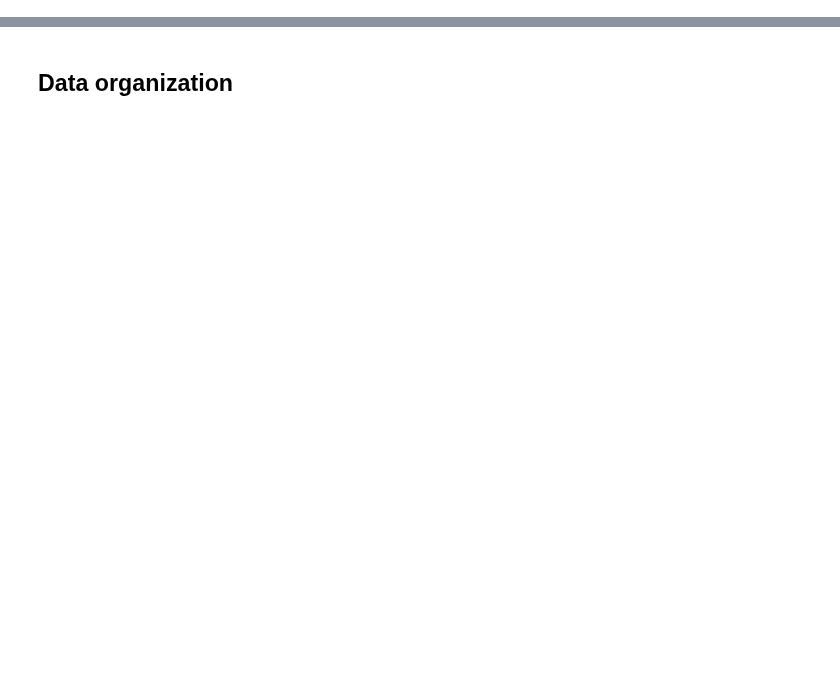
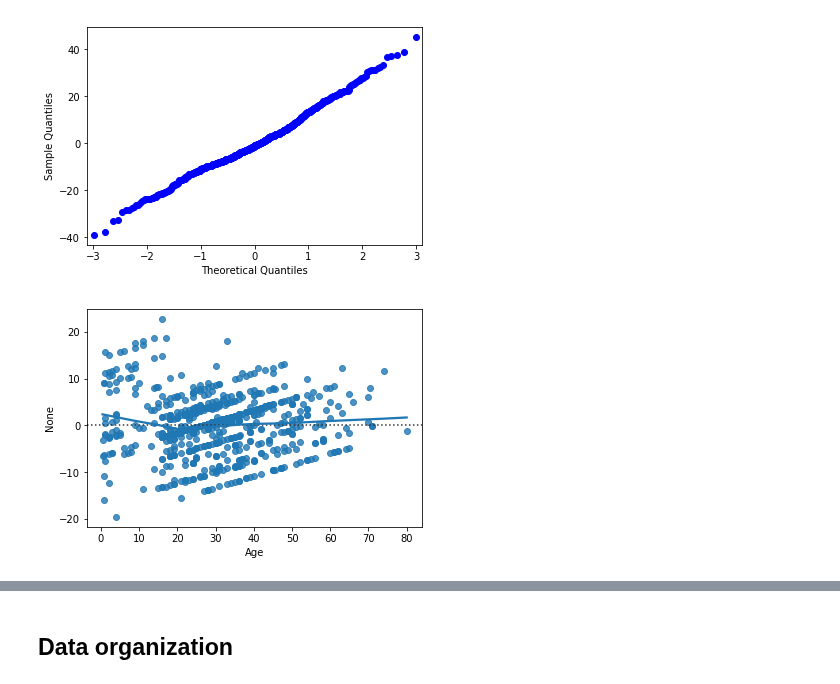
Before and after one commit to duonghung86/Kaggle-competition, a Jupyter notebook: Titanic Logistic Regression.ipynb, the cells around one changed output, grey strips where cells are left out. Saved outputs shown, nothing was run; the diff lists cells and outputs as text; code cells hidden in the pictures; blank space fills up the shorter version.

```diff
--- a/Titanic Logistic Regression.ipynb
+++ b/Titanic Logistic Regression.ipynb
@@ -61,0 +129,7 @@ age.value_counts().plot(kind='bar')
+# %%
+X = train_wd_na.drop(['Age','Survived'],axis=1)  # values converts it into a numpy array
+Y = train_wd_na['Age']  # -1 means that calculate the dimension of rows, but have 1 column
+
+#Statistic table
+model=sm.OLS(Y,X).fit()
+model.summary()
@@ -61,0 +167,14 @@ age.value_counts().plot(kind='bar')
+# %%
+X = train_wd_na.drop(['Age','Parch','Fare','Survived'],axis=1)  # reduce the feature that have large P values
+
+#Statistic table
+model=sm.OLS(Y,X).fit()
+model.summary()
+res = model.resid # residuals
+fig = sm.qqplot(res)
+plt.show()
+sns.residplot(Y, res, lowess=True)
+plt.show()
+# %% [output]
+[figure, added]
+[figure, added]
```
Also changed, not shown: parts of 31 cells of this notebook, 1 other file.
